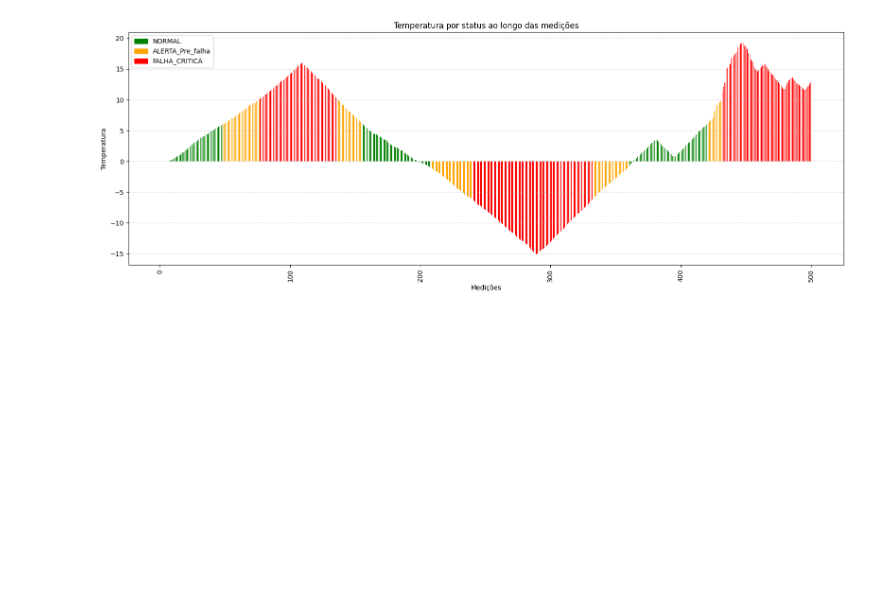
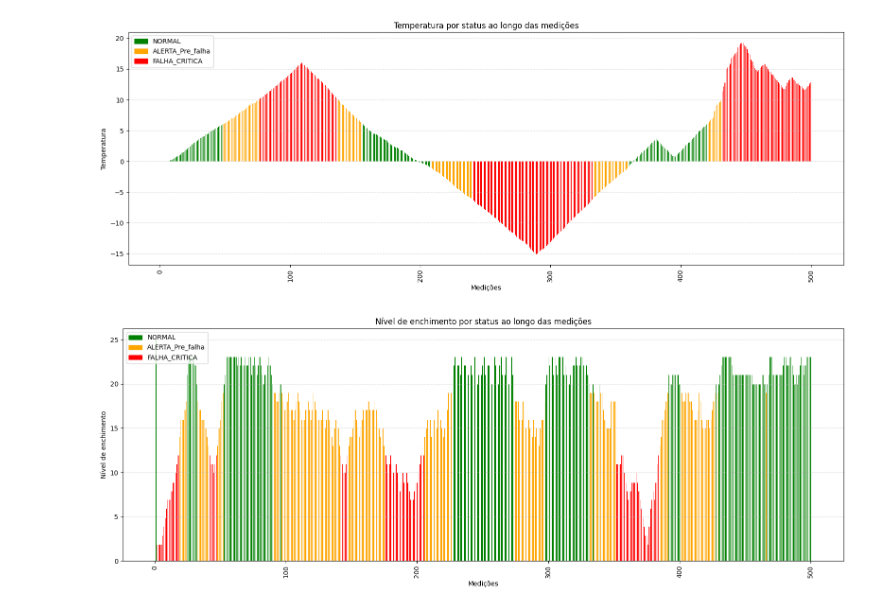
Before and after one commit to fiap-ia-2025/enterprise-challenge-phase06, a Jupyter notebook: grafico.ipynb, the cells around one changed output. Cells and saved outputs as stored; diff of their text form; code cells hidden in the pictures; blank space fills up the shorter version.

Commit message:
'Creating HC-SR04 graphic'

```diff
--- a/grafico.ipynb
+++ b/grafico.ipynb
@@ -67,3 +67,37 @@ plt.tight_layout()
 plt.show()
 # %% [output]
 [figure]
+# %%
+import pandas as pd
+import matplotlib.pyplot as plt
+
+df = pd.read_csv('medicao_nivel.csv')
+# %%
+# Mapeamento de cores
+cor_mapa = {
+    'NORMAL': 'green',
+    'ALERTA_Pre_falha': 'orange',
+    'FALHA_CRITICA': 'red'
+}
+
+cores = df['Status'].map(cor_mapa)
+
+# Gráfico de barras
+plt.figure(figsize=(16, 6))
+plt.bar(df['ID'], df['Nivel_cm'], color=cores, width=0.5)
+
+plt.xlabel('Medições')
+plt.ylabel('Nível de enchimento')
+plt.title('Nível de enchimento por status ao longo das medições')
+plt.xticks(rotation=90)
+plt.grid(axis='y', linestyle='--', alpha=0.5)
+
+# Legenda
+import matplotlib.patches as mpatches
+legenda = [mpatches.Patch(color=v, label=k) for k, v in cor_mapa.items()]
+plt.legend(handles=legenda)
+
+plt.tight_layout()
+plt.show()
+# %% [output]
+[figure, added]
```
